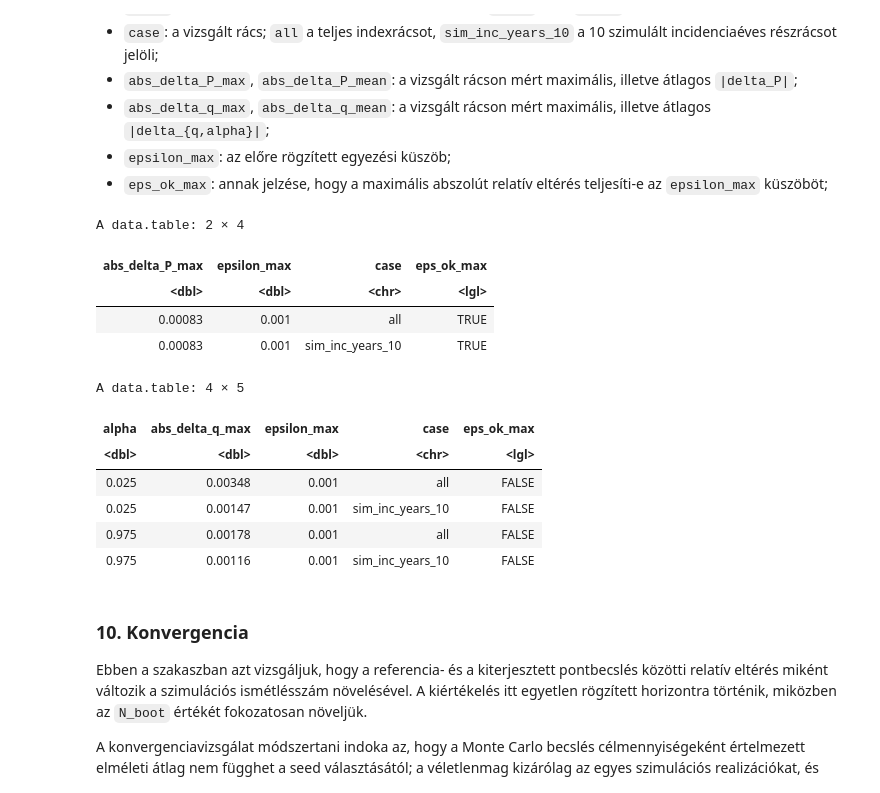
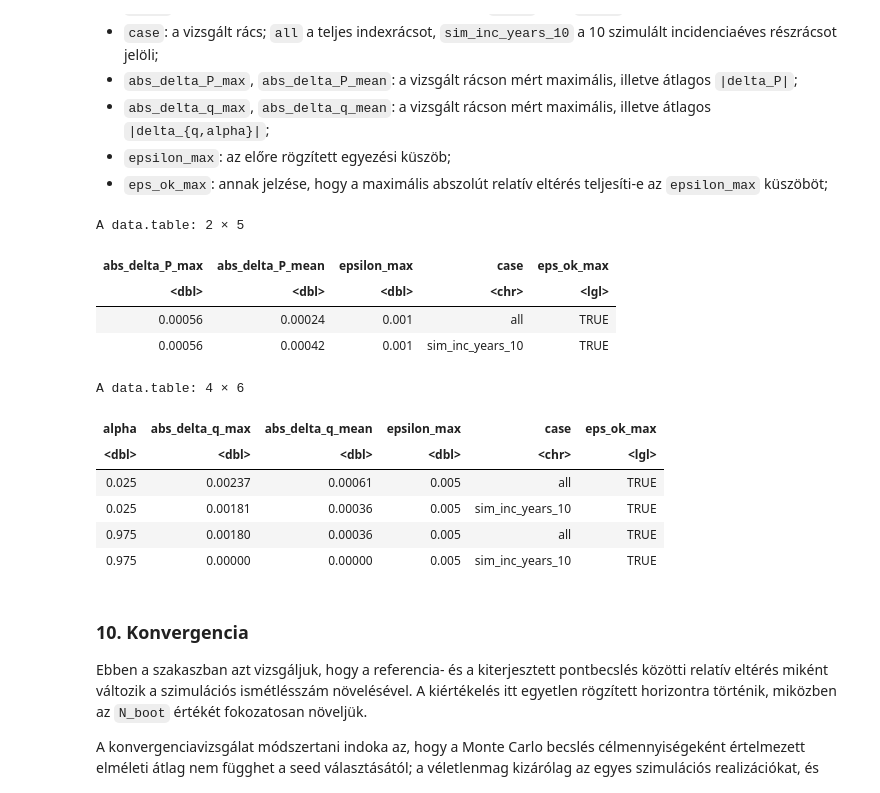
Before and after one commit to lrado1/rprev-ext, a Jupyter notebook: notebooks/ref-ext-consistency.ipynb, the cells around one changed output. Saved outputs shown, nothing was run; the diff lists cells and outputs as text; code cells hidden in the pictures.

```diff
--- a/notebooks/ref-ext-consistency.ipynb
+++ b/notebooks/ref-ext-consistency.ipynb
@@ -53,15 +53,17 @@ A konzisztencia értelmezéséhez két további diagnosztikai ellenőrzést is v
 - A referencia és a kiterjesztett megoldása futtatása ugyanebből a paraméterkészletből dolgozik, így az összevetés konzisztens.
 # %%
 # Közös konfiguráció a futtatásokhoz
-seeds <- c(20260301, 20260302, 20260303, 20260304, 20260305, 20260306, 20260307, 20260308, 20260309, 20260310)
+seeds <- c(20260301)
 seed <- seeds[1]
-N_boot <- 5000L
-num_years <- c(5, 10, 15, 20)
+N_boot <- 10000L
+num_years <- c(3, 10, 15)
 
 # Indexdátum-rács beállítása
-K <- 3L
-index_start <- as.Date("2012-01-07")
-index_dates <- seq.Date(from = index_start, by = "year", length.out = K)
+K <- 24L
+index_start <- as.Date("2006-01-07")
+index_dates <- seq.Date(from = index_start, by = "month", length.out = K)
+index_dates
+
 
 # Modell- és prevalenciabecslési paraméterek
 inc_formula <- entrydate ~ sex
@@ -630,7 +646,7 @@ aggregate_abs_delta_P_max <- function(dt, case_label) {
 # A pontbecslések összegzése a teljes mintára és a 10 év szimulált incidencia esetére
 summary_delta_P <- data.table::rbindlist(list(
   aggregate_abs_delta_P_max(cmp_P, case_label = "all"),
-  aggregate_abs_delta_P_max(cmp_P[as.integer(sim_inc_years) == 10], case_label = "sim_inc_years_10")
+  aggregate_abs_delta_P_max(cmp_P[as.integer(sim_inc_years) >= 10], case_label = "sim_inc_years_10")
 ), use.names = TRUE, fill = TRUE)
 summary_delta_P <- summary_delta_P[order(case)]
 summary_delta_P[, abs_delta_P_max := round(abs_delta_P_max, 5)]
@@ -643,45 +659,45 @@ q_long <- data.table::rbindlist(list(
   cmp_q[, .(alpha = 0.025, abs_delta_q = abs_delta_q_025, sim_inc_years = as.integer(sim_inc_years))],
   cmp_q[, .(alpha = 0.975, abs_delta_q = abs_delta_q_975, sim_inc_years = as.integer(sim_inc_years))]
 ), use.names = TRUE, fill = TRUE)
 
 # Az intervallumhatárok maximális relatív abszolút eltéréseinek összesítése
 aggregate_abs_delta_q_max <- function(dt, case_label) {
   out <- dt[, .(
     abs_delta_q_max = max(abs_delta_q, na.rm = TRUE),
     abs_delta_q_mean = mean(abs_delta_q, na.rm = TRUE),
     epsilon_max = epsilon_q_max
   ), by = "alpha"]
   out[, `:=`(
     case = case_label,
     eps_ok_max = abs_delta_q_max <= epsilon_max
   )]
   out
 }
 
 # Az intervallumhatárok összegzése a teljes mintára és a 10 év szimulált incidencia esetére
 summary_delta_q <- data.table::rbindlist(list(
   aggregate_abs_delta_q_max(q_long, case_label = "all"),
   aggregate_abs_delta_q_max(q_long[as.integer(sim_inc_years) == 10], case_label = "sim_inc_years_10")
 ), use.names = TRUE, fill = TRUE)
 summary_delta_q <- summary_delta_q[order(alpha, case)]
 summary_delta_q[, abs_delta_q_max := round(abs_delta_q_max, 5)]
 summary_delta_q[, abs_delta_q_mean := round(abs_delta_q_mean, 5)]
 
 summary_delta_P
 summary_delta_q
 # %% [output]
-A data.table: 2 × 4
+A data.table: 2 × 5
-| abs_delta_P_max | epsilon_max | case | eps_ok_max |
-| <dbl> | <dbl> | <chr> | <lgl> |
-| 0.00083 | 0.001 | all | TRUE |
-| 0.00083 | 0.001 | sim_inc_years_10 | TRUE |
+| abs_delta_P_max | abs_delta_P_mean | epsilon_max | case | eps_ok_max |
+| <dbl> | <dbl> | <dbl> | <chr> | <lgl> |
+| 0.00056 | 0.00024 | 0.001 | all | TRUE |
+| 0.00056 | 0.00042 | 0.001 | sim_inc_years_10 | TRUE |
-A data.table: 4 × 5
+A data.table: 4 × 6
-| alpha | abs_delta_q_max | epsilon_max | case | eps_ok_max |
-| <dbl> | <dbl> | <dbl> | <chr> | <lgl> |
-| 0.025 | 0.00348 | 0.001 | all | FALSE |
-| 0.025 | 0.00147 | 0.001 | sim_inc_years_10 | FALSE |
-| 0.975 | 0.00178 | 0.001 | all | FALSE |
-| 0.975 | 0.00116 | 0.001 | sim_inc_years_10 | FALSE |
+| alpha | abs_delta_q_max | abs_delta_q_mean | epsilon_max | case | eps_ok_max |
+| <dbl> | <dbl> | <dbl> | <dbl> | <chr> | <lgl> |
+| 0.025 | 0.00237 | 0.00061 | 0.005 | all | TRUE |
+| 0.025 | 0.00181 | 0.00036 | 0.005 | sim_inc_years_10 | TRUE |
+| 0.975 | 0.00180 | 0.00036 | 0.005 | all | TRUE |
+| 0.975 | 0.00000 | 0.00000 | 0.005 | sim_inc_years_10 | TRUE |
 # %% [markdown]
 ### 10. Konvergencia
 
```
Also changed, not shown: parts of 15 cells of this notebook.
